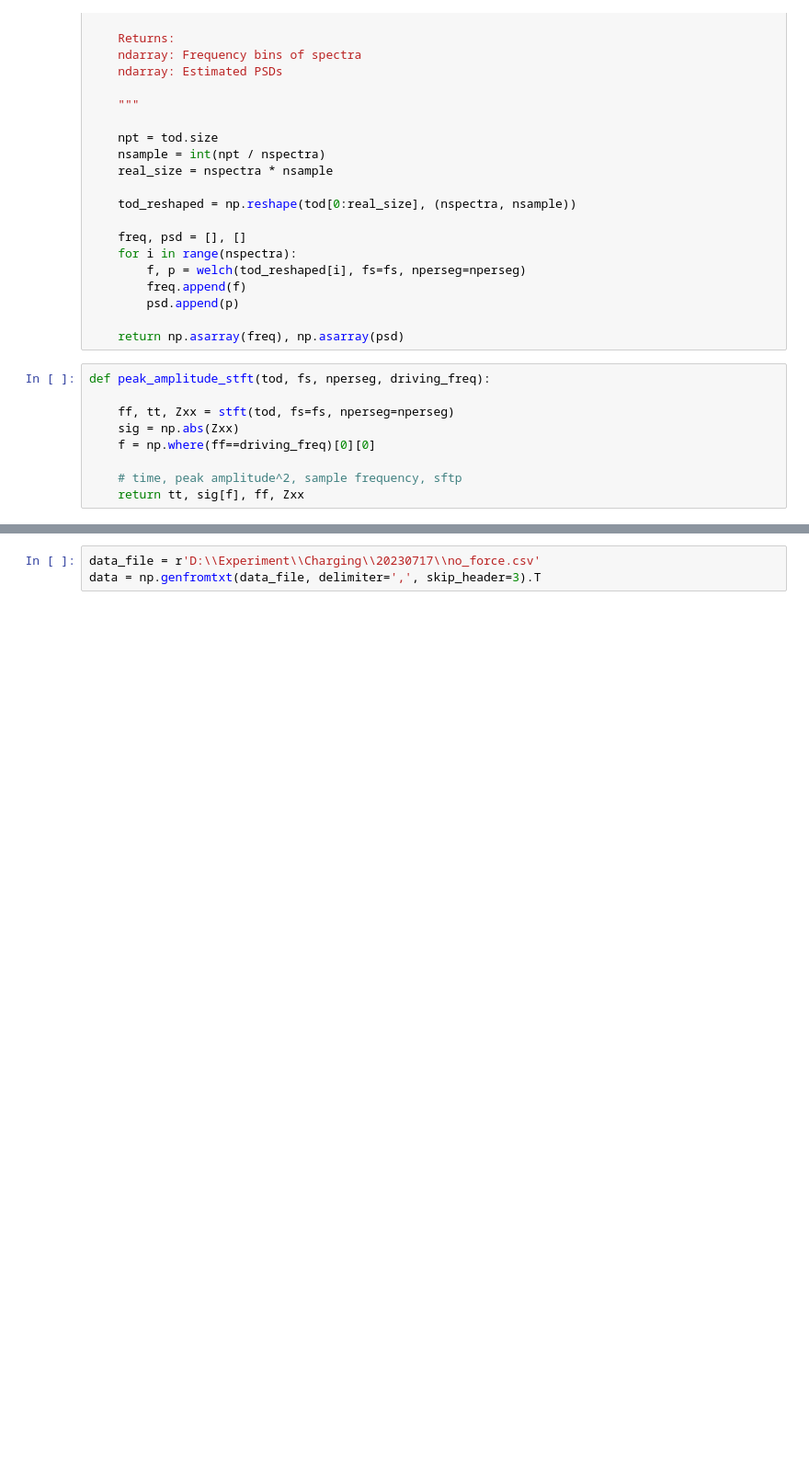
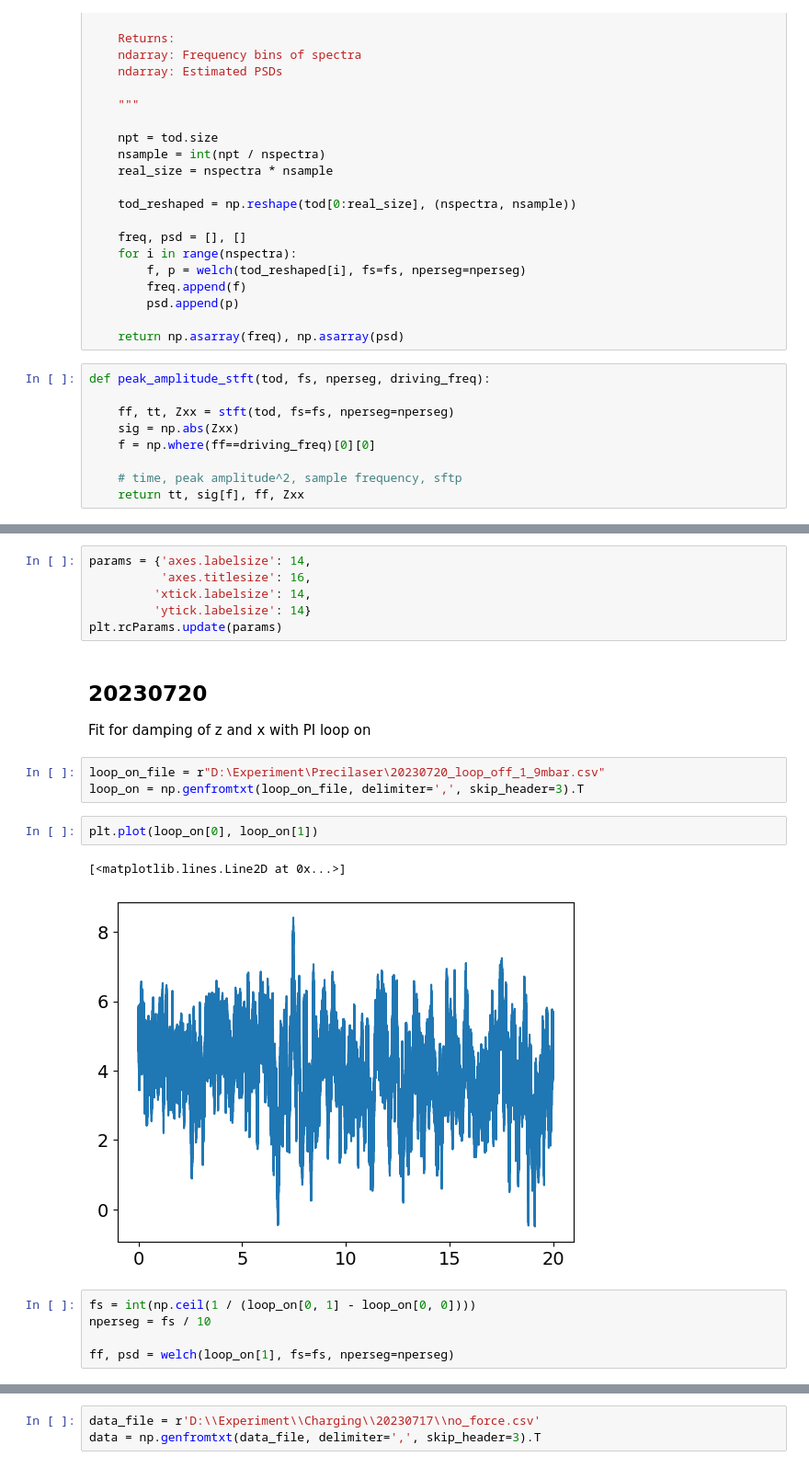
Before and after one commit to yuhants/Nanospheres, a Jupyter notebook: Analysis/particle_calibration.ipynb, the cells around one changed output, grey strips where cells are left out. Shown at 92% size. Drawn from its saved outputs; the diff is of its cells as text; blank space fills up the shorter version.

```diff
--- a/Analysis/charging_analysis.ipynb
+++ b/Analysis/particle_calibration.ipynb
@@ -71,0 +82,22 @@ def peak_amplitude_stft(tod, fs, nperseg, driving_freq):
+# %%
+params = {'axes.labelsize': 14,
+          'axes.titlesize': 16,
+         'xtick.labelsize': 14,
+         'ytick.labelsize': 14}
+plt.rcParams.update(params)
+# %% [markdown]
+## 20230720
+Fit for damping of z and x with PI loop on
+# %%
+loop_on_file = r"D:\Experiment\Precilaser\20230720_loop_off_1_9mbar.csv"
+loop_on = np.genfromtxt(loop_on_file, delimiter=',', skip_header=3).T
+# %%
+plt.plot(loop_on[0], loop_on[1])
+# %% [output]
+[<matplotlib.lines.Line2D at 0x...>]
+[figure, added]
+# %%
+fs = int(np.ceil(1 / (loop_on[0, 1] - loop_on[0, 0])))
+nperseg = fs / 10
+
+ff, psd = welch(loop_on[1], fs=fs, nperseg=nperseg)
```
Also changed, not shown: parts of 23 cells of this notebook, 1 other file.
